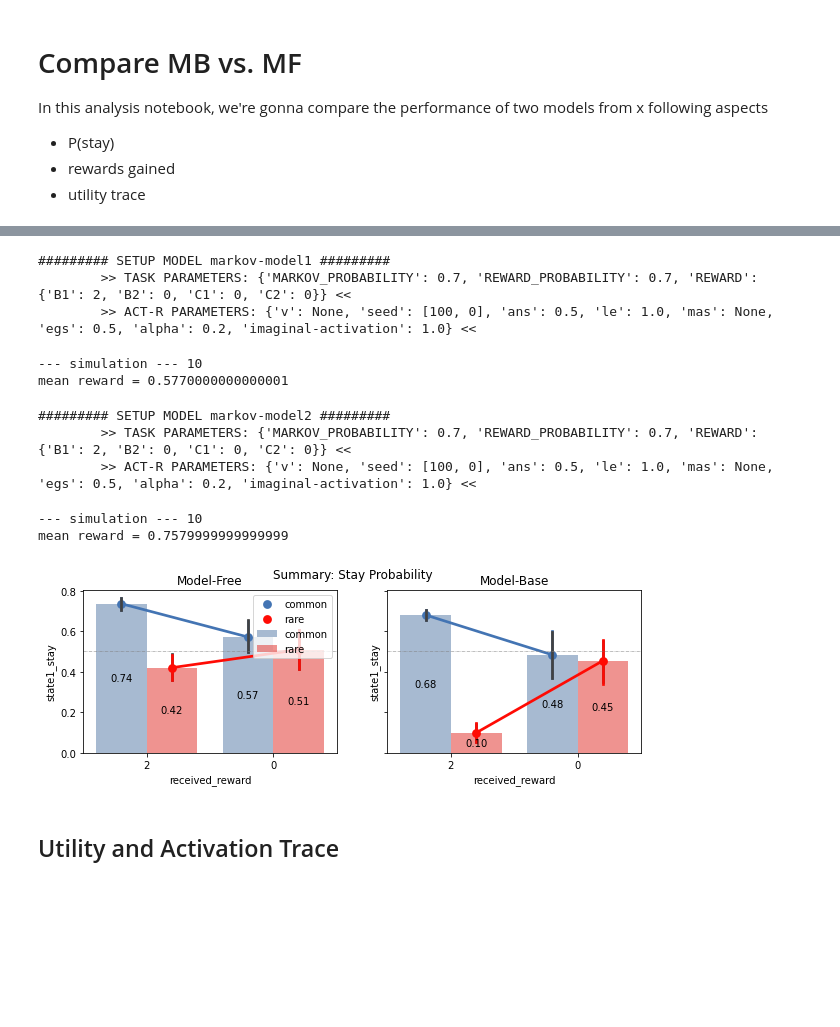
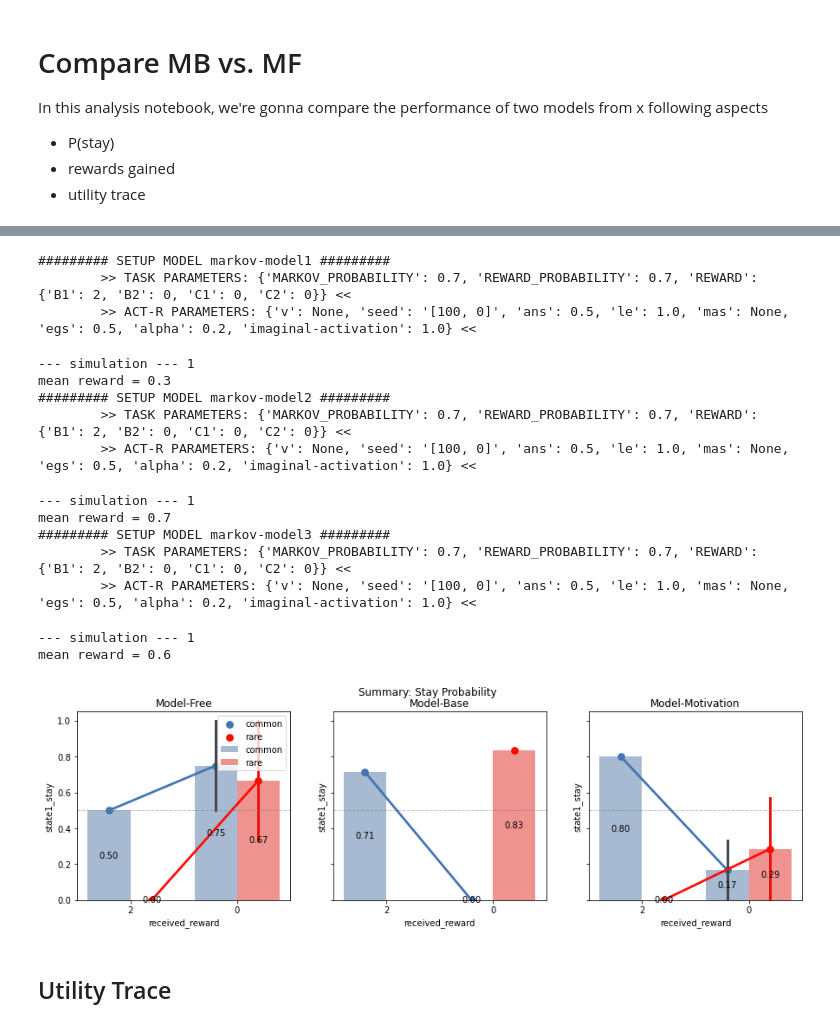
Before and after one commit to yangyuxue2333/ACTR-MarkovTask, a Jupyter notebook: analysis/compare_models.ipynb, the cells around one changed output, grey strips where cells are left out. Drawn from its saved outputs; the diff is of its cells as text; code cells hidden in the pictures; blank space fills up the shorter version.

```diff
--- a/analysis/compare_models.ipynb
+++ b/analysis/compare_models.ipynb
@@ -90,28 +87,34 @@ def df_trace(m):
         return df1, df2
 # %%
 task_params={'REWARD_PROBABILITY':.7, 'REWARD':{'B1': 2, 'B2': 0, 'C1': 0, 'C2': 0}}
-actr_params={'ans':.5, 'egs':.5}
-e=10
-n=200
+actr_params={'seed':'[100, 0]', 'ans':.5, 'egs':.5}
+e=1
+n=20
 # %%
 df1_state1stay, df1_utrace, df1_atrace = simulate_stay_probability(model="markov-model1", epoch=e, n=n, task_params=task_params, actr_params=actr_params)
 df2_state1stay, df2_utrace, df2_atrace = simulate_stay_probability(model="markov-model2", epoch=e, n=n, task_params=task_params, actr_params=actr_params)
+df3_state1stay, df3_utrace, df3_atrace = simulate_stay_probability(model="markov-model3", epoch=e, n=n, task_params=task_params, actr_params=actr_params)
 # %% [output]
 ######### SETUP MODEL markov-model1 #########
         >> TASK PARAMETERS: {'MARKOV_PROBABILITY': 0.7, 'REWARD_PROBABILITY': 0.7, 'REWARD': {'B1': 2, 'B2': 0, 'C1': 0, 'C2': 0}} <<
-        >> ACT-R PARAMETERS: {'v': None, 'seed': [100, 0], 'ans': 0.5, 'le': 1.0, 'mas': None, 'egs': 0.5, 'alpha': 0.2, 'imaginal-activation': 1.0} <<
+        >> ACT-R PARAMETERS: {'v': None, 'seed': '[100, 0]', 'ans': 0.5, 'le': 1.0, 'mas': None, 'egs': 0.5, 'alpha': 0.2, 'imaginal-activation': 1.0} <<
---- simulation --- 10
-mean reward = 0.5770000000000001
+--- simulation --- 1
+mean reward = 0.3
+######### SETUP MODEL markov-model2 #########
+        >> TASK PARAMETERS: {'MARKOV_PROBABILITY': 0.7, 'REWARD_PROBABILITY': 0.7, 'REWARD': {'B1': 2, 'B2': 0, 'C1': 0, 'C2': 0}} <<
+        >> ACT-R PARAMETERS: {'v': None, 'seed': '[100, 0]', 'ans': 0.5, 'le': 1.0, 'mas': None, 'egs': 0.5, 'alpha': 0.2, 'imaginal-activation': 1.0} <<
-######### SETUP MODEL markov-model2 #########
+--- simulation --- 1
+mean reward = 0.7
+######### SETUP MODEL markov-model3 #########
         >> TASK PARAMETERS: {'MARKOV_PROBABILITY': 0.7, 'REWARD_PROBABILITY': 0.7, 'REWARD': {'B1': 2, 'B2': 0, 'C1': 0, 'C2': 0}} <<
-        >> ACT-R PARAMETERS: {'v': None, 'seed': [100, 0], 'ans': 0.5, 'le': 1.0, 'mas': None, 'egs': 0.5, 'alpha': 0.2, 'imaginal-activation': 1.0} <<
+        >> ACT-R PARAMETERS: {'v': None, 'seed': '[100, 0]', 'ans': 0.5, 'le': 1.0, 'mas': None, 'egs': 0.5, 'alpha': 0.2, 'imaginal-activation': 1.0} <<
---- simulation --- 10
-mean reward = 0.7579999999999999
+--- simulation --- 1
+mean reward = 0.6
 # %%
 # Create an array with the colors you want to use
 my_palette = sns.color_palette(["#4374B3", "#FF0B04"])
 
-fig, axes = plt.subplots(1, 2, figsize=(10,3), sharex=True, sharey=True)
+fig, axes = plt.subplots(1, 3, figsize=(15,4), sharex=True, sharey=True)
 fig.suptitle('Summary: Stay Probability')
 sns.barplot(data=df1_state1stay, x='received_reward', y='state1_stay',
             hue='state_frequency',
@@ -125,34 +128,48 @@ sns.pointplot(data=df1_state1stay, x='received_reward', y='state1_stay', dodge=0
             order = sorted(df1_state1stay['received_reward'].unique(), reverse=True),
             hue_order=['common', 'rare'],
             ax=axes[0])
 
 sns.barplot(data=df2_state1stay, x='received_reward', y='state1_stay',
             hue='state_frequency', palette=my_palette, alpha=.5,
             order = sorted(df2_state1stay['received_reward'].unique(), reverse=True),
             hue_order=['common', 'rare'],
             ax=axes[1])
 sns.pointplot(data=df2_state1stay, x='received_reward', y='state1_stay',  dodge=0.4,
             hue='state_frequency', errorbar=None,
             palette=my_palette,
             order = sorted(df2_state1stay['received_reward'].unique(), reverse=True),
             hue_order=['common', 'rare'],
             ax=axes[1])
 
+sns.barplot(data=df3_state1stay, x='received_reward', y='state1_stay',
+            hue='state_frequency', palette=my_palette, alpha=.5,
+            order = sorted(df3_state1stay['received_reward'].unique(), reverse=True),
+            hue_order=['common', 'rare'],
+            ax=axes[2])
+sns.pointplot(data=df3_state1stay, x='received_reward', y='state1_stay',  dodge=0.4,
+            hue='state_frequency', errorbar=None,
+            palette=my_palette,
+            order = sorted(df3_state1stay['received_reward'].unique(), reverse=True),
+            hue_order=['common', 'rare'],
+            ax=axes[2])
+
 for ax in axes:
     for container in ax.containers:
         ax.bar_label(container, fmt='%.2f', label_type='center')
     ax.axhline(0.5, color='grey', ls='-.', linewidth=.5)
 
 
 
 axes[0].legend(loc=1)
 axes[1].legend_.remove()
+axes[2].legend_.remove()
 axes[0].set_title('Model-Free')
 axes[1].set_title('Model-Base')
+axes[2].set_title('Model-Motivation')
 
 plt.show()
 # %% [output]
-[figure, old version]
+[figure, new version]
 # %% [markdown]
-## Utility and Activation Trace
+## Utility Trace
 # %%
```
Also changed, not shown: parts of 10 cells of this notebook, 2 other files.
